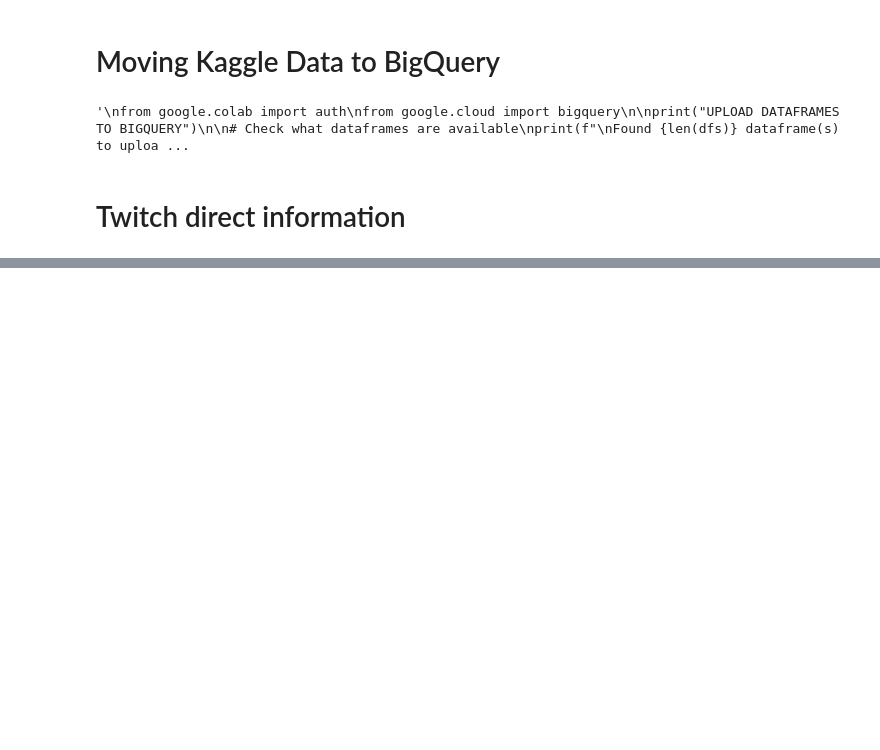
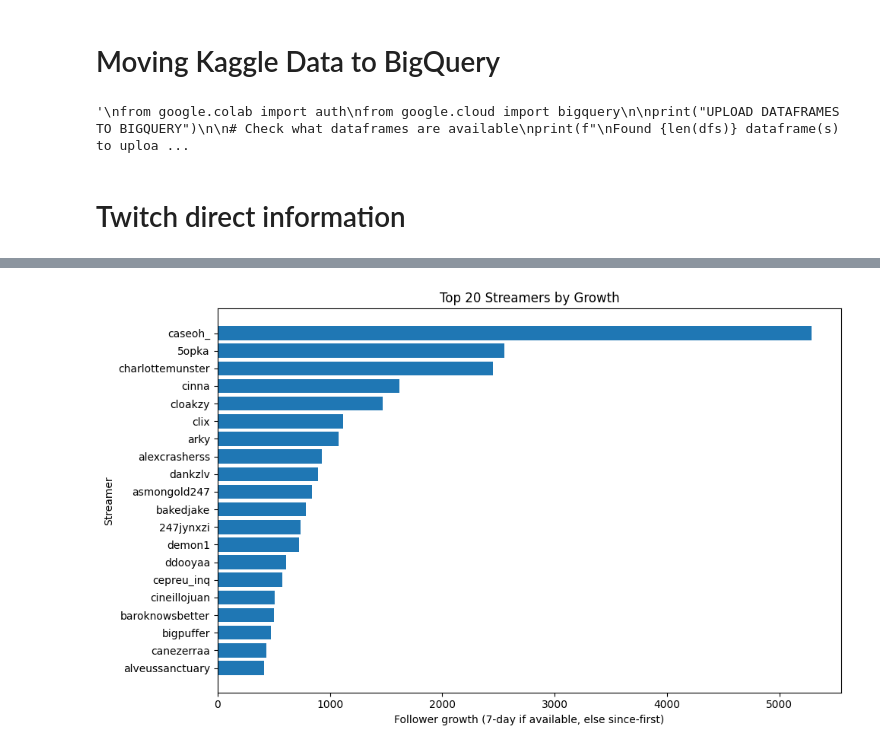
Before and after one commit to annhmartin/Decision-Support-Structure, a Jupyter notebook: Twitch (1).ipynb, the cells around one changed output, grey strips where cells are left out. Drawn from its saved outputs; the diff is of its cells as text; code cells hidden in the pictures; blank space fills up the shorter version.

```diff
--- a/Twitch (1).ipynb
+++ b/Twitch (1).ipynb
@@ -393,0 +874,16 @@ df_streamers.to_csv(f"twitch_streamers_features_{pd.Timestamp.now().strftime('%Y
+# %%
+# @title Code we might need, but I marked it down since we might not need it
+# I don't know why the cell below wasn't working for me, Annette, so I added this code block.
+# I am marking it down for now since I didn't technically run the entire book and maybe there was
+# something above that covers this.  But leaving it here incase we do want it later.
+'''
+# Get only the most recent snapshot for each user
+latest = growth.sort_values("snapshot_date").groupby("user_id").tail(1)
+
+# Rename the column for consistency with the plotting code
+latest["success_abs"] = latest["growth_since_first_abs"]
+
+print("Latest snapshot rows:", len(latest))
+print("Date range:", latest["snapshot_date"].min(), "to", latest["snapshot_date"].max())
+display(latest[["username", "followers_total", "success_abs"]].sort_values("success_abs", ascending=False).head(10))
+'''
@@ -393,0 +904,14 @@ df_streamers.to_csv(f"twitch_streamers_features_{pd.Timestamp.now().strftime('%Y
+# %%
+# @title Top 20 Streamers by Growth
+top20 = latest.sort_values("success_abs", ascending=False).head(20)
+
+plt.figure(figsize=(10, 6))
+plt.barh(top20["username"], top20["success_abs"])
+plt.gca().invert_yaxis()
+plt.xlabel("Follower growth (7-day if available, else since-first)")
+plt.ylabel("Streamer")
+plt.title("Top 20 Streamers by Growth")
+plt.tight_layout()
+plt.show()
+# %% [output]
+[figure, added]
```
Also changed, not shown: parts of 34 cells of this notebook.
